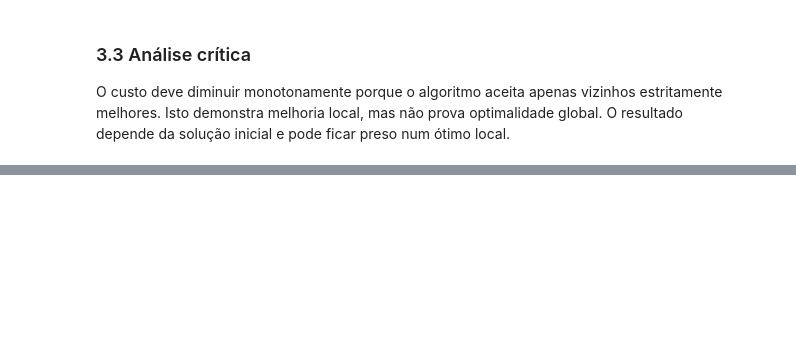
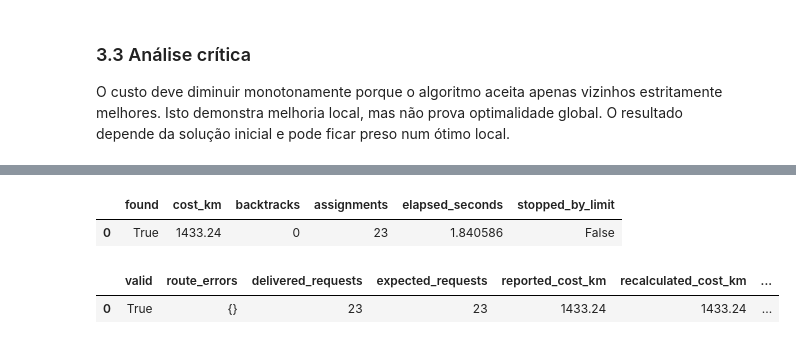
Before and after one commit to Costaa18/IA26_P01_G19, a Jupyter notebook: main.ipynb, the cells around one changed output, grey strips where cells are left out. Drawn from its saved outputs; the diff is of its cells as text; code cells hidden in the pictures; blank space fills up the shorter version.

```diff
--- a/main.ipynb
+++ b/main.ipynb
@@ -328,0 +353,55 @@ O custo deve diminuir monotonamente porque o algoritmo aceita apenas vizinhos es
+# %%
+from ia26_p01_g19.csp import solve_csp
+
+csp_result = solve_csp(problem)
+csp_summary = pd.DataFrame(
+    [
+        {
+            "found": csp_result.found,
+            "cost_km": csp_result.cost,
+            "backtracks": csp_result.backtracks,
+            "assignments": csp_result.assignments,
+            "elapsed_seconds": csp_result.elapsed_seconds,
+            "stopped_by_limit": csp_result.stopped_by_limit,
+        }
+    ]
+)
+csp_summary
+# %% [output]
+|  | found | cost_km | backtracks | assignments | elapsed_seconds | stopped_by_limit |
+| 0 | True | 1433.24 | 0 | 23 | 1.840586 | False |
+# %%
+def validate_csp_solution(problem, result):
+    if not result.found or result.solution is None:
+        return {"valid": False, "reason": "CSP terminou sem solução."}
+
+    route_errors = {}
+    delivered_request_ids = set()
+    for vehicle_id, stops in result.solution.items():
+        feasible, reason = problem.is_route_feasible(vehicle_id, stops)
+        if not feasible:
+            route_errors[vehicle_id] = reason
+        delivered_request_ids.update(
+            stop.request_id
+            for stop in stops
+            if stop.action.value == "DELIVERY"
+        )
+
+    recalculated_cost = problem.cost_function(result.solution)
+    all_requests_delivered = delivered_request_ids == set(problem.requests)
+    cost_matches = abs(result.cost - recalculated_cost) < 1e-9
+    return {
+        "valid": not route_errors and all_requests_delivered and cost_matches,
+        "route_errors": route_errors,
+        "delivered_requests": len(delivered_request_ids),
+        "expected_requests": len(problem.requests),
+        "reported_cost_km": result.cost,
+        "recalculated_cost_km": recalculated_cost,
+        "cost_matches": cost_matches,
+    }
+
+csp_validation = validate_csp_solution(problem, csp_result)
+pd.DataFrame([csp_validation])
+# %% [output]
+|  | valid | route_errors | delivered_requests | expected_requests | reported_cost_km | recalculated_cost_km | ... |
+| 0 | True | {} | 23 | 23 | 1433.24 | 1433.24 | ... |
```
Also changed, not shown: parts of 10 cells of this notebook, 3 other files.
